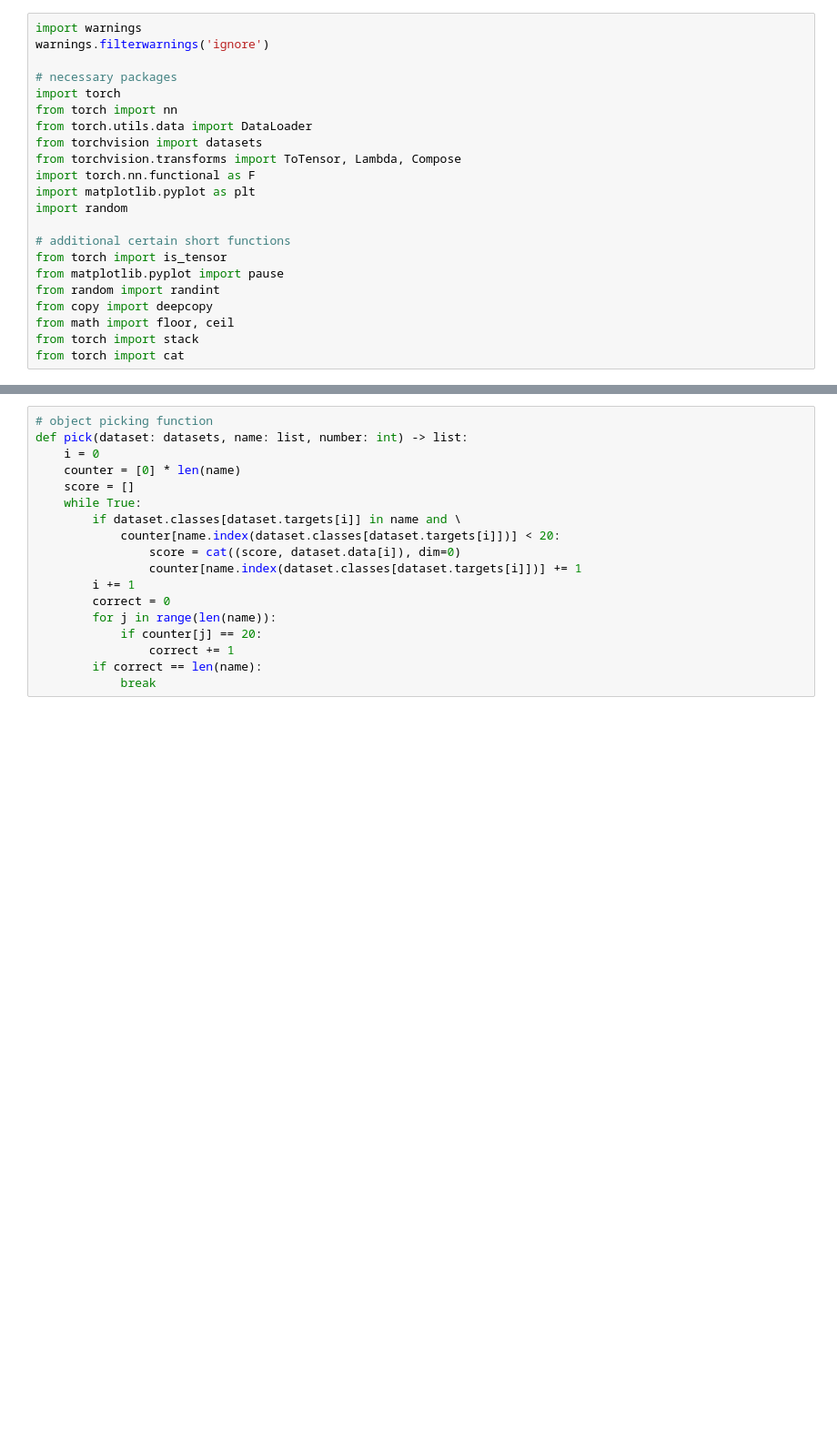
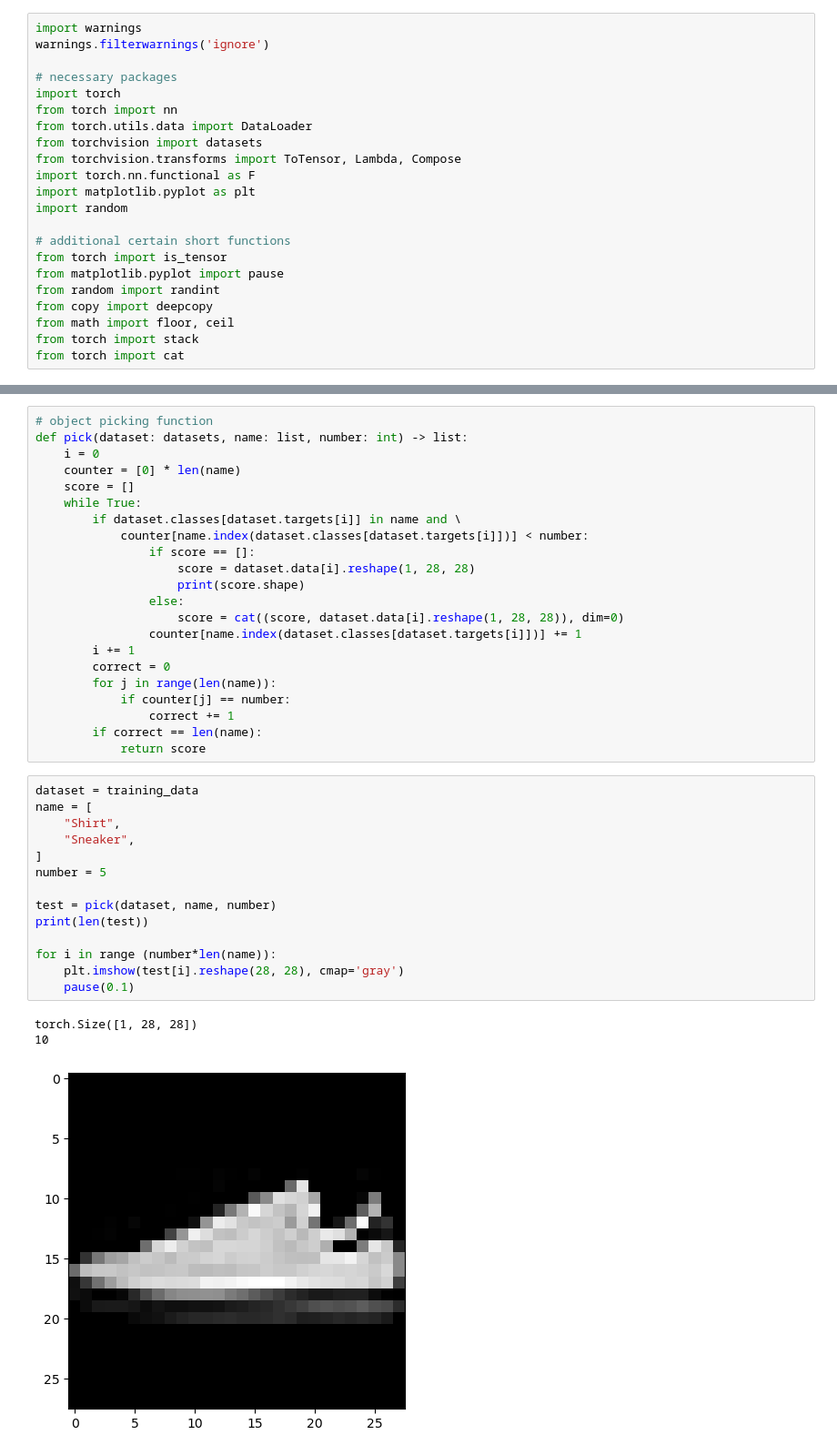
Before and after one commit to ShaoKAi100812/BB_prediction, a Jupyter notebook: testing_function.ipynb, the cells around one changed output, grey strips where cells are left out. Shown: that part at 91% size. Cells and saved outputs as stored; diff of their text form; blank space fills up the shorter version.

Commit message:
feat: Finish pick function

```diff
--- a/testing_function.ipynb
+++ b/testing_function.ipynb
@@ -72,13 +72,35 @@ def pick(dataset: datasets, name: list, number: int) -> list:
     score = []
     while True:
         if dataset.classes[dataset.targets[i]] in name and \
-            counter[name.index(dataset.classes[dataset.targets[i]])] < 20:
-                score = cat((score, dataset.data[i]), dim=0)
+            counter[name.index(dataset.classes[dataset.targets[i]])] < number:
+                if score == []:
+                    score = dataset.data[i].reshape(1, 28, 28)
+                    print(score.shape)
+                else:
+                    score = cat((score, dataset.data[i].reshape(1, 28, 28)), dim=0)
                 counter[name.index(dataset.classes[dataset.targets[i]])] += 1
         i += 1
         correct = 0
         for j in range(len(name)):
-            if counter[j] == 20:
+            if counter[j] == number:
                 correct += 1
         if correct == len(name):
-            break
+            return score
+# %%
+dataset = training_data
+name = [
+    "Shirt",
+    "Sneaker",
+]
+number = 5
+
+test = pick(dataset, name, number)
+print(len(test))
+
+for i in range (number*len(name)):
+    plt.imshow(test[i].reshape(28, 28), cmap='gray')
+    pause(0.1)
+# %% [output]
+torch.Size([1, 28, 28])
+10
+[figure, added]
```
Also changed, not shown: parts of 3 cells of this notebook.
